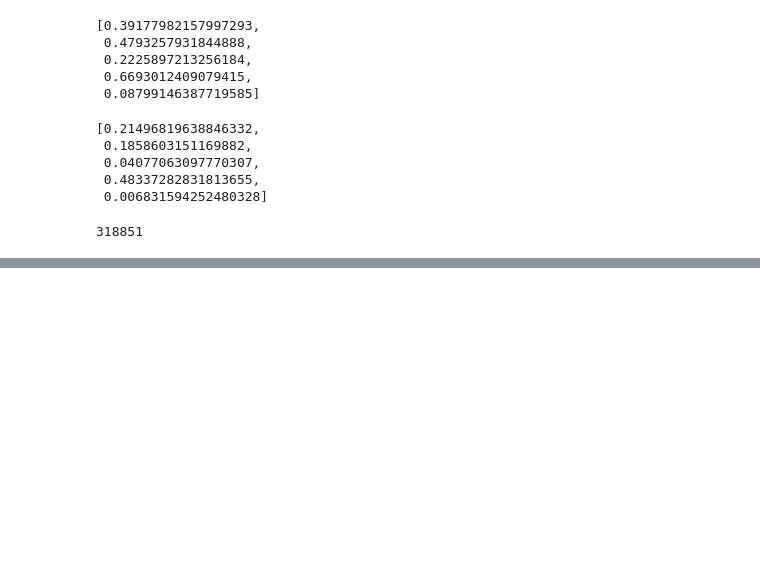
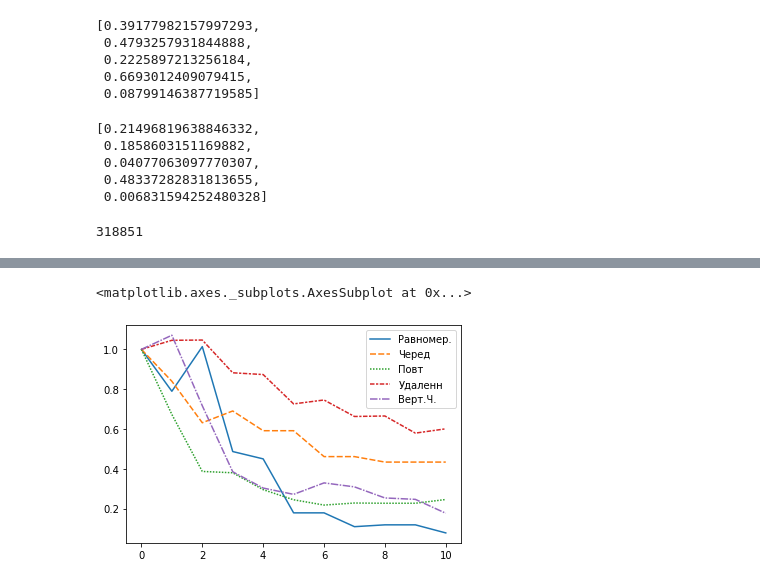
Before and after one commit to hexagramg/qwlayout, a Jupyter notebook: ergo3.ipynb, the cells around one changed output, grey strips where cells are left out. Saved outputs shown, nothing was run; the diff lists cells and outputs as text; code cells hidden in the pictures; blank space fills up the shorter version.

```diff
--- a/ergo3.ipynb
+++ b/ergo3.ipynb
@@ -14,0 +36,2 @@ grades = gd.NiterateAlgo(labels, data.DfToNp, 5)
+# %%
+gd.PINKY = 4
@@ -58,0 +175,9 @@ len(data.phrases)
+# %%
+empty = []
+for grade in grades[0::12]:
+    empty.append(list(gd.NcalcResults(grade[0], data.DfToNp)))
+# %%
+multy = [ 1/x for x in empty[0]]
+# %%
+
+newemp = [[ mult * x for mult, x in zip(multy, emp)]for emp in empty]
@@ -58,0 +206,6 @@ len(data.phrases)
+# %%
+newdf =pd.DataFrame(newemp, range(0, len(newemp)),['Равномер.', "Черед", "Повт", "Удаленн", "Верт.Ч."])
+sb.lineplot(data=newdf)
+# %% [output]
+<matplotlib.axes._subplots.AxesSubplot at 0x...>
+[figure, added]
```
Also changed, not shown: parts of 26 cells of this notebook, 7 other files.
